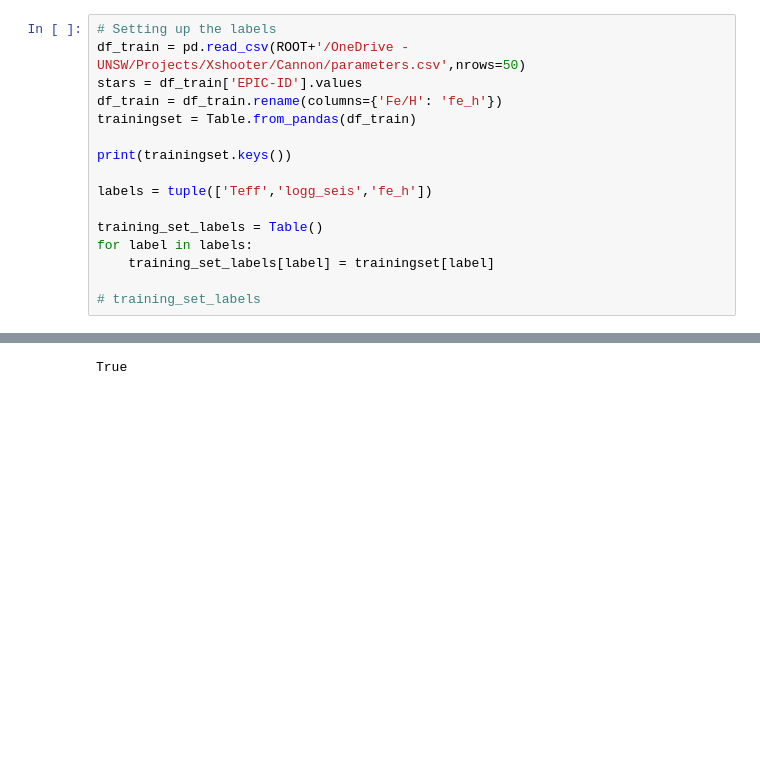
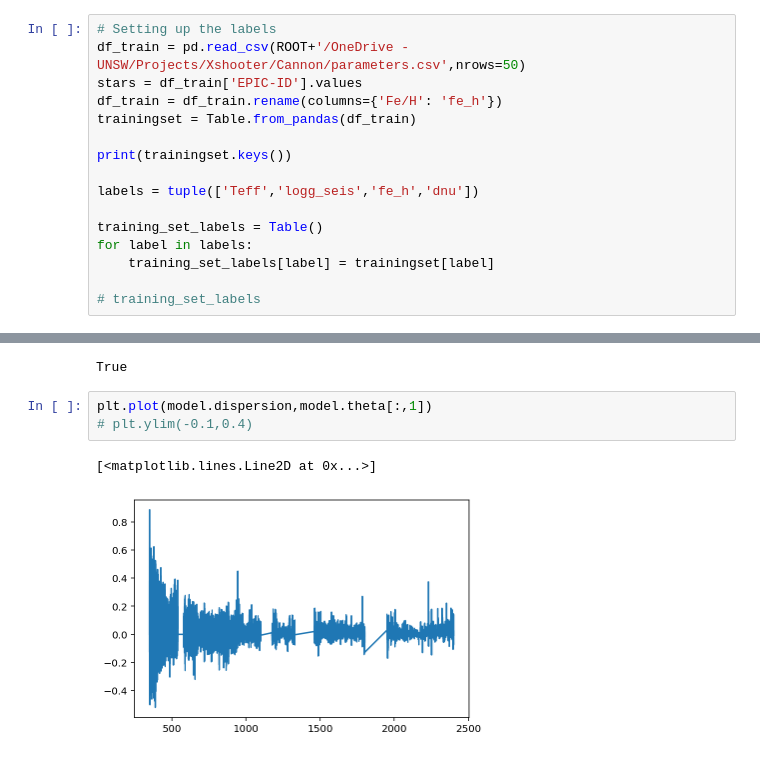
Before and after one commit to AstroKirsten/scripts, a Jupyter notebook: Cannon2022.ipynb, the cells around one changed output, grey strips where cells are left out. Cells and saved outputs as stored; diff of their text form; blank space fills up the shorter version.

```diff
--- a/Cannon2022.ipynb
+++ b/Cannon2022.ipynb
@@ -464,7 +464,7 @@ trainingset = Table.from_pandas(df_train)
 
 print(trainingset.keys())
 
-labels = tuple(['Teff','logg_seis','fe_h'])
+labels = tuple(['Teff','logg_seis','fe_h','dnu'])
 
 training_set_labels = Table()
 for label in labels:
@@ -680,3 +659,9 @@ model.vectorizer.get_human_readable_label_vector()
 model.is_trained
 # %% [output]
 True
+# %%
+plt.plot(model.dispersion,model.theta[:,1])
+# plt.ylim(-0.1,0.4)
+# %% [output]
+[<matplotlib.lines.Line2D at 0x...>]
+[figure, added]
```
Also changed, not shown: parts of 14 cells of this notebook, 12 other files.
